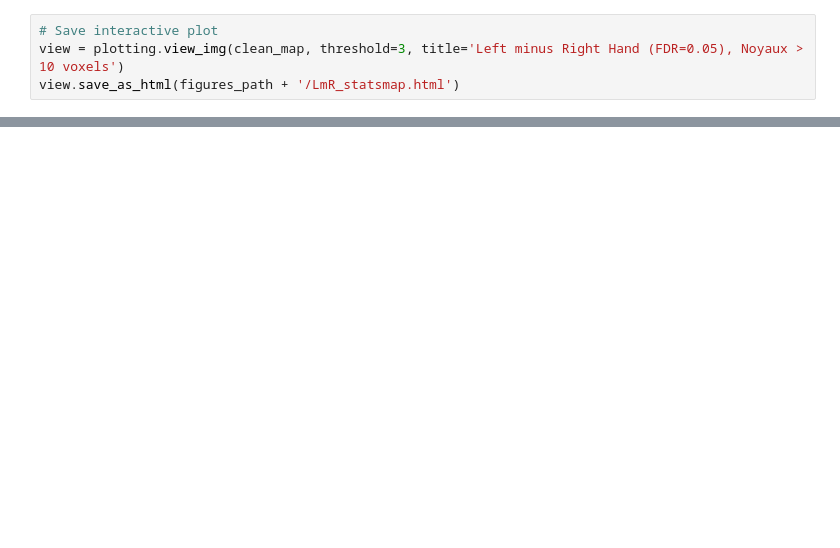
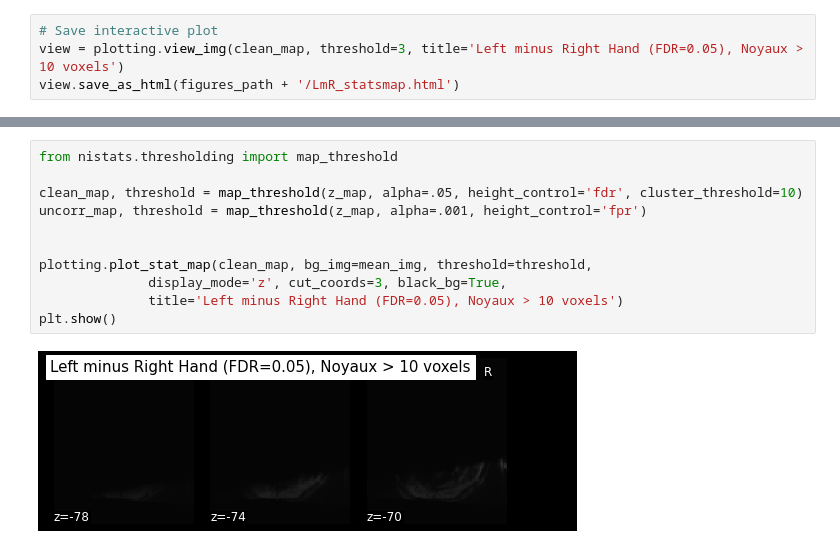
Before and after one commit to courtois-neuromod/shinobi_behav, a Jupyter notebook: notebooks/annotations.ipynb, the cells around one changed output, grey strips where cells are left out. Cells and saved outputs as stored; diff of their text form; blank space fills up the shorter version.

```diff
--- a/notebooks/annotations.ipynb
+++ b/notebooks/annotations.ipynb
@@ -328,0 +425,13 @@ plot_bidsevents(APS_df);
+# %%
+from nistats.thresholding import map_threshold
+
+clean_map, threshold = map_threshold(z_map, alpha=.05, height_control='fdr', cluster_threshold=10)
+uncorr_map, threshold = map_threshold(z_map, alpha=.001, height_control='fpr')
+
+
+plotting.plot_stat_map(clean_map, bg_img=mean_img, threshold=threshold,
+              display_mode='z', cut_coords=3, black_bg=True,
+              title='Left minus Right Hand (FDR=0.05), Noyaux > 10 voxels')
+plt.show()
+# %% [output]
+[figure, added]
```
Also changed, not shown: parts of 24 cells of this notebook, 2 other files.
